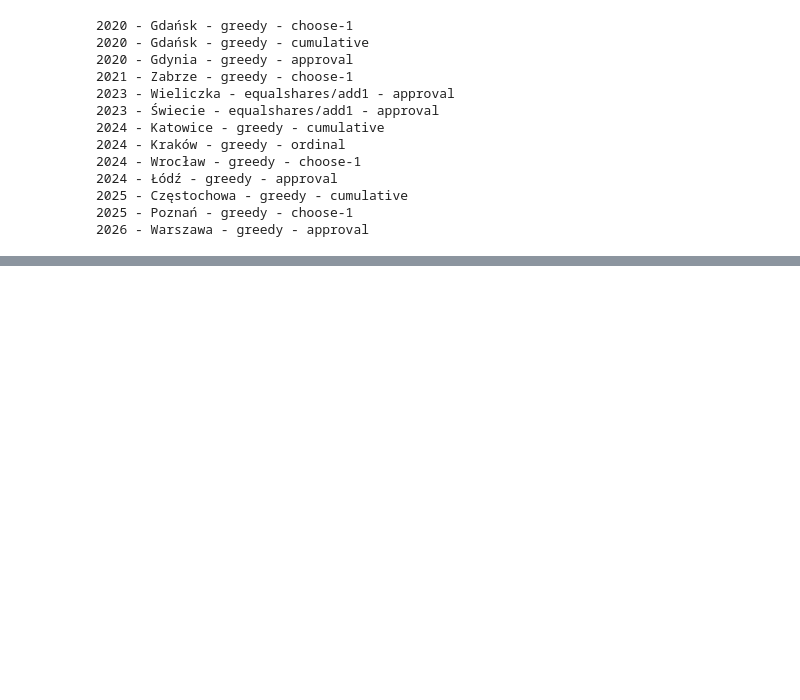
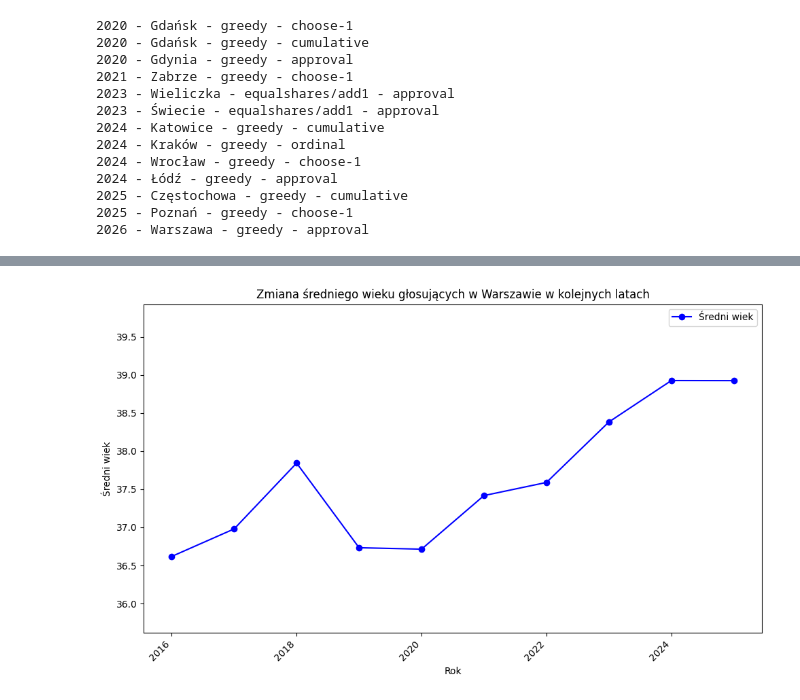
Before and after one commit to pabulib/pabulib_process_data, a Jupyter notebook: src/analytics/wwa_2026_statistics.ipynb, the cells around one changed output, grey strips where cells are left out. Cells and saved outputs as stored; diff of their text form; code cells hidden in the pictures; blank space fills up the shorter version.

```diff
--- a/src/analytics/wwa_2026_statistics.ipynb
+++ b/src/analytics/wwa_2026_statistics.ipynb
@@ -551,0 +666,41 @@ get_vote_details(all_files)
+# %%
+# Słownik do przechowywania wieku głosujących dla każdego roku
+ages_by_year = defaultdict(list)
+
+# Przetwarzanie plików dla wszystkich lat
+for records in all_files.values():
+    meta = records[0]
+    votes = records[2]  # Głosowanie (trzecia sekcja)
+
+    # Sprawdzanie, czy dane dotyczą Warszawy
+    if meta['unit'] == 'Warszawa':
+        year = int(meta['instance']) - 1  # Rok głosowania
+        for vote_data in votes.values():
+            try:
+                age = int(vote_data['age'])  # Wiek głosującego
+                ages_by_year[year].append(age)
+            except (KeyError, ValueError):
+                continue
+
+# Obliczanie średniego wieku dla każdego roku
+average_ages = {year: sum(ages) / len(ages) if ages else 0 for year, ages in ages_by_year.items()}
+
+# Rysowanie wykresu zmiany średniego wieku w różnych latach
+plt.figure(figsize=(10, 6))
+plt.plot(list(average_ages.keys()), list(average_ages.values()), marker='o', color='blue', label='Średni wiek')
+
+# Dostosowanie skali osi Y
+plt.ylim(min(average_ages.values()) - 1, max(average_ages.values()) + 1)  # Zmniejszamy zakres osi Y
+
+# Dodanie opisu
+plt.title("Zmiana średniego wieku głosujących w Warszawie w kolejnych latach")
+plt.xlabel("Rok")
+plt.ylabel("Średni wiek")
+plt.xticks(rotation=45, ha='right')
+
+# Pokazanie wykresu
+plt.legend()
+plt.tight_layout()
+plt.show()
+# %% [output]
+[figure, added]
```
Also changed, not shown: parts of 12 cells of this notebook.
